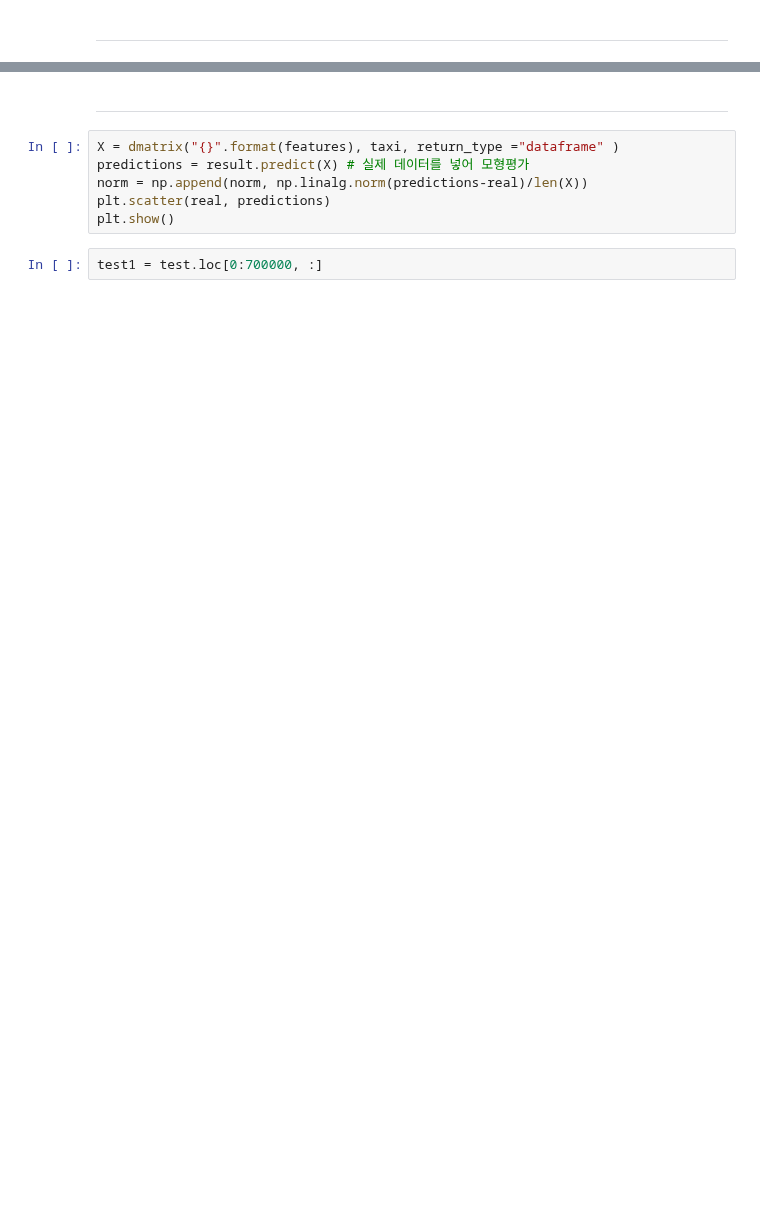
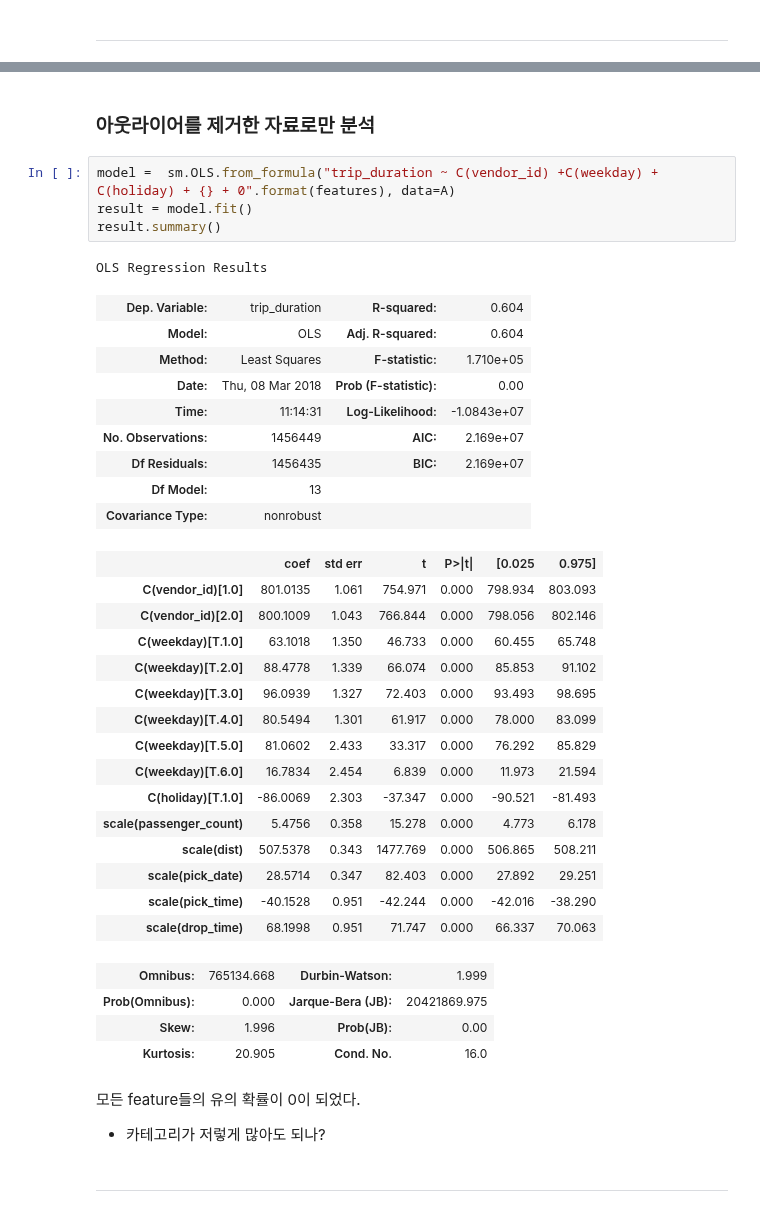
Before and after one commit to Moons08/dss-project-taxi, a Jupyter notebook: Mk/outlier_handling.ipynb, the cells around one changed output, grey strips where cells are left out. Saved outputs shown, nothing was run; the diff lists cells and outputs as text; blank space fills up the shorter version.

```diff
--- a/Mk/outlier_handling.ipynb
+++ b/Mk/outlier_handling.ipynb
@@ -180,10 +148,41 @@ result.summary()
+# %% [markdown]
+### 아웃라이어를 제거한 자료로만 분석
+# %%
+model =  sm.OLS.from_formula("trip_duration ~ C(vendor_id) +C(weekday) + C(holiday) + {} + 0".format(features), data=A)
+result = model.fit()
+result.summary()
+# %% [output]
+OLS Regression Results
+| Dep. Variable: | trip_duration | R-squared: | 0.604 |
+| Model: | OLS | Adj. R-squared: | 0.604 |
+| Method: | Least Squares | F-statistic: | 1.710e+05 |
+| Date: | Thu, 08 Mar 2018 | Prob (F-statistic): | 0.00 |
+| Time: | 11:14:31 | Log-Likelihood: | -1.0843e+07 |
+| No. Observations: | 1456449 | AIC: | 2.169e+07 |
+| Df Residuals: | 1456435 | BIC: | 2.169e+07 |
+| Df Model: | 13 |  |  |
+| Covariance Type: | nonrobust |  |  |
+|  | coef | std err | t | P>|t| | [0.025 | 0.975] |
+| C(vendor_id)[1.0] | 801.0135 | 1.061 | 754.971 | 0.000 | 798.934 | 803.093 |
+| C(vendor_id)[2.0] | 800.1009 | 1.043 | 766.844 | 0.000 | 798.056 | 802.146 |
+| C(weekday)[T.1.0] | 63.1018 | 1.350 | 46.733 | 0.000 | 60.455 | 65.748 |
+| C(weekday)[T.2.0] | 88.4778 | 1.339 | 66.074 | 0.000 | 85.853 | 91.102 |
+| C(weekday)[T.3.0] | 96.0939 | 1.327 | 72.403 | 0.000 | 93.493 | 98.695 |
+| C(weekday)[T.4.0] | 80.5494 | 1.301 | 61.917 | 0.000 | 78.000 | 83.099 |
+| C(weekday)[T.5.0] | 81.0602 | 2.433 | 33.317 | 0.000 | 76.292 | 85.829 |
+| C(weekday)[T.6.0] | 16.7834 | 2.454 | 6.839 | 0.000 | 11.973 | 21.594 |
+| C(holiday)[T.1.0] | -86.0069 | 2.303 | -37.347 | 0.000 | -90.521 | -81.493 |
+| scale(passenger_count) | 5.4756 | 0.358 | 15.278 | 0.000 | 4.773 | 6.178 |
+| scale(dist) | 507.5378 | 0.343 | 1477.769 | 0.000 | 506.865 | 508.211 |
+| scale(pick_date) | 28.5714 | 0.347 | 82.403 | 0.000 | 27.892 | 29.251 |
+| scale(pick_time) | -40.1528 | 0.951 | -42.244 | 0.000 | -42.016 | -38.290 |
+| scale(drop_time) | 68.1998 | 0.951 | 71.747 | 0.000 | 66.337 | 70.063 |
+| Omnibus: | 765134.668 | Durbin-Watson: | 1.999 |
+| Prob(Omnibus): | 0.000 | Jarque-Bera (JB): | 20421869.975 |
+| Skew: | 1.996 | Prob(JB): | 0.00 |
+| Kurtosis: | 20.905 | Cond. No. | 16.0 |
+# %% [markdown]
+모든 feature들의 유의 확률이 0이 되었다.
+- 카테고리가 저렇게 많아도 되나?
 # %% [markdown]
 ---
-# %%
-X = dmatrix("{}".format(features), taxi, return_type ="dataframe" )
-predictions = result.predict(X) # 실제 데이터를 넣어 모형평가
-norm = np.append(norm, np.linalg.norm(predictions-real)/len(X))
-plt.scatter(real, predictions)
-plt.show()
-# %%
-test1 = test.loc[0:700000, :]
```
Also changed, not shown: parts of 19 cells of this notebook.
